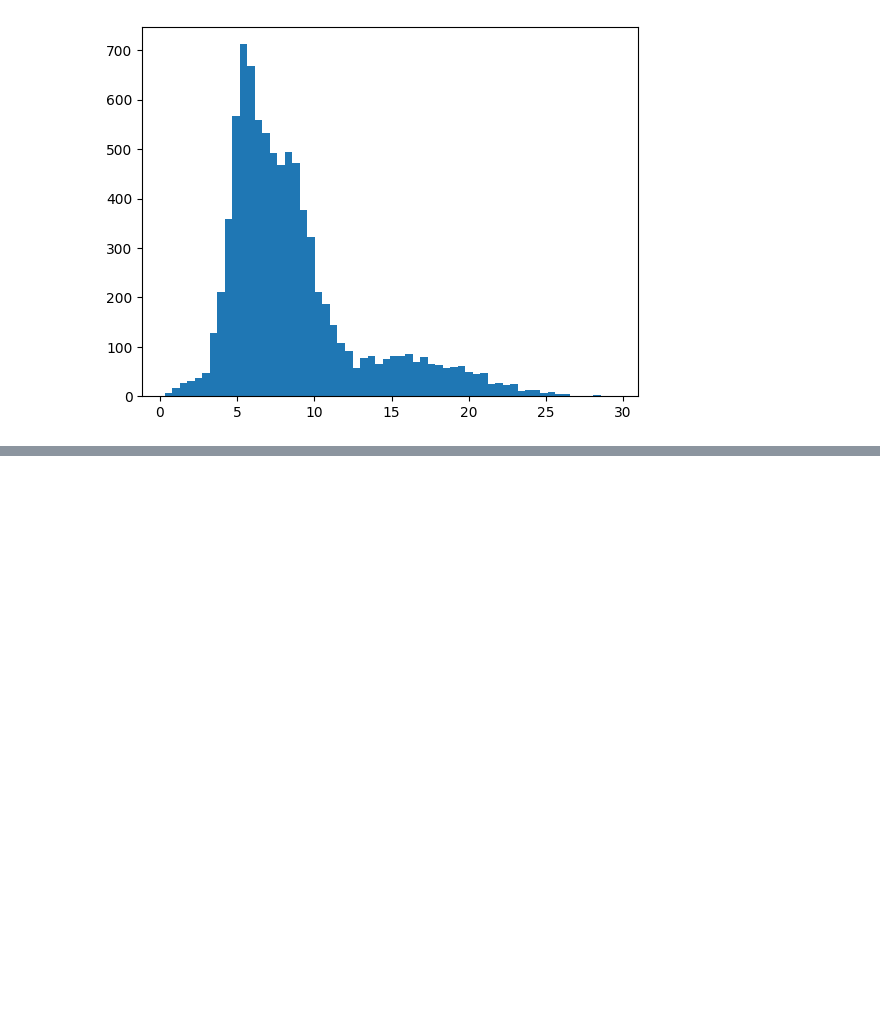
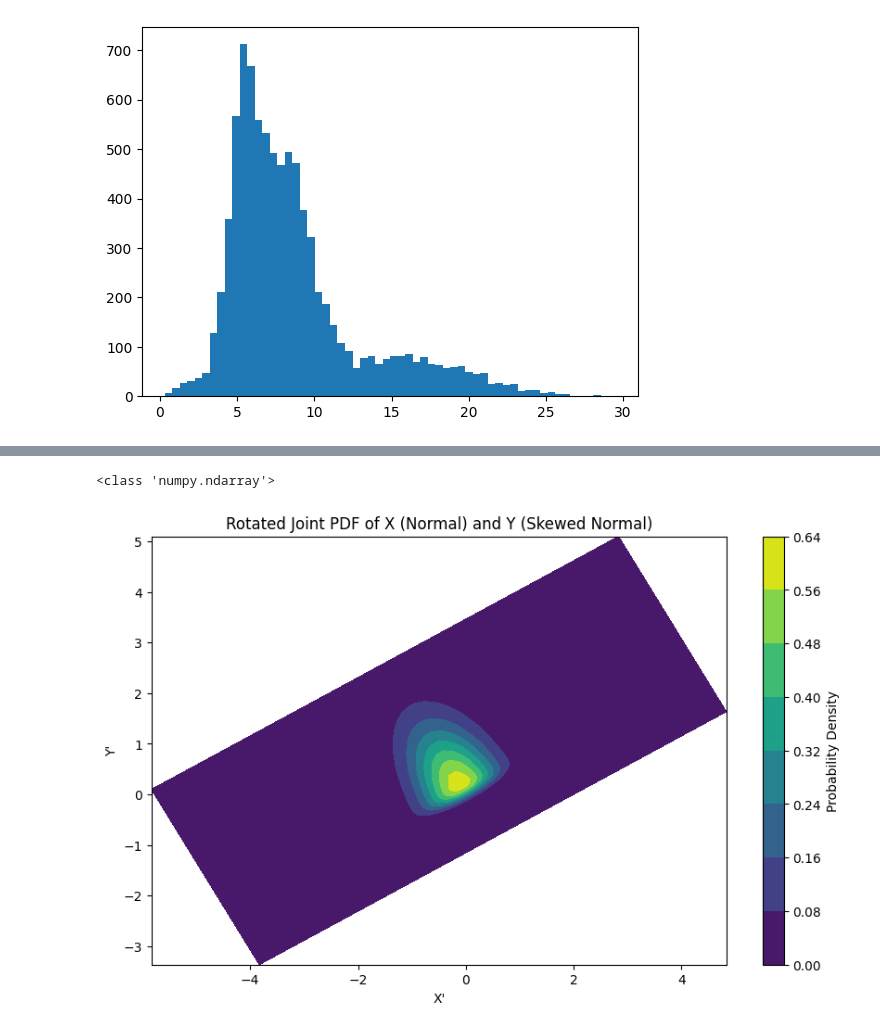
Before and after one commit to ashrithanumala/nfldatabowl2024, a Jupyter notebook: codemonkeynfl.ipynb, the cells around one changed output, grey strips where cells are left out. Saved outputs shown, nothing was run; the diff lists cells and outputs as text; code cells hidden in the pictures; blank space fills up the shorter version.

```diff
--- a/codemonkeynfl.ipynb
+++ b/codemonkeynfl.ipynb
@@ -452,10 +722,6 @@ KeyboardInterrupt:
 # keep in mind that it may have to be subtractive if offense has the def player blocked
 # if dist is subtracted from, normalize again to maintain integral = 1
 # %%
-import numpy as np
-import matplotlib.pyplot as plt
-from scipy.stats import skewnorm, norm
-
 def rotate_point(x, y, theta):
     """
     Apply a rotation to a point (x, y) by an angle theta (in radians).
@@ -464,43 +730,46 @@ def rotate_point(x, y, theta):
                                 [np.sin(theta), np.cos(theta)]])
     return np.dot(rotation_matrix, np.array([x, y]))
 
-# Number of samples and angle of rotation
-n = 1000
-theta = np.radians(30)  # Rotate by 45 degrees, for example
+# # Number of samples and angle of rotation
+# n = 1000
+# theta = np.radians(30)  # Rotate by 45 degrees, for example
 
-# Generate a normal distribution for x
-y = np.random.normal(0, 1, n)
+# # Generate a normal distribution for x
+# y = np.random.normal(0, 1, n)
 
-# Generate a skewed normal distribution for y
-a = 10  # skewness parameter
-x = skewnorm.rvs(a, size=n)
+# # Generate a skewed normal distribution for y
+# a = 10  # skewness parameter
+# x = skewnorm.rvs(a, size=n)
 
 # Points for calculating PDFs
 x_points = np.linspace(-5, 5, 70)
 y_points = np.linspace(-1, 3, 70)
 pdf_x_points = norm.pdf(x_points, loc=0, scale=0.5)
 pdf_y_points = skewnorm.pdf(y_points, a)
 
 # Creating a meshgrid for the joint distribution
 X, Y = np.meshgrid(x_points, y_points)
 print(type(pdf_x_points))
 # Rotate each point in the meshgrid
 X_rot, Y_rot = np.empty_like(X), np.empty_like(Y)
 for i in range(X.shape[0]):
     for j in range(X.shape[1]):
         X_rot[i, j], Y_rot[i, j] = rotate_point(X[i, j], Y[i, j], theta)
 
 # Compute the joint PDF on the rotated grid
 joint_pdf_rotated = np.outer(pdf_y_points, pdf_x_points)
 
 # Plotting the rotated joint PDF
 plt.figure(figsize=(10, 6))
 plt.contourf(X_rot, Y_rot, joint_pdf_rotated, cmap="viridis")
 plt.colorbar(label='Probability Density')
 plt.title("Rotated Joint PDF of X (Normal) and Y (Skewed Normal)")
 plt.xlabel("X'")
 plt.ylabel("Y'")
 plt.show()
+# %% [output]
+<class 'numpy.ndarray'>
+[figure, added]
 # %%
 import matplotlib.pyplot as plt
 import matplotlib.patches as patches
```
Also changed, not shown: parts of 21 cells of this notebook.
